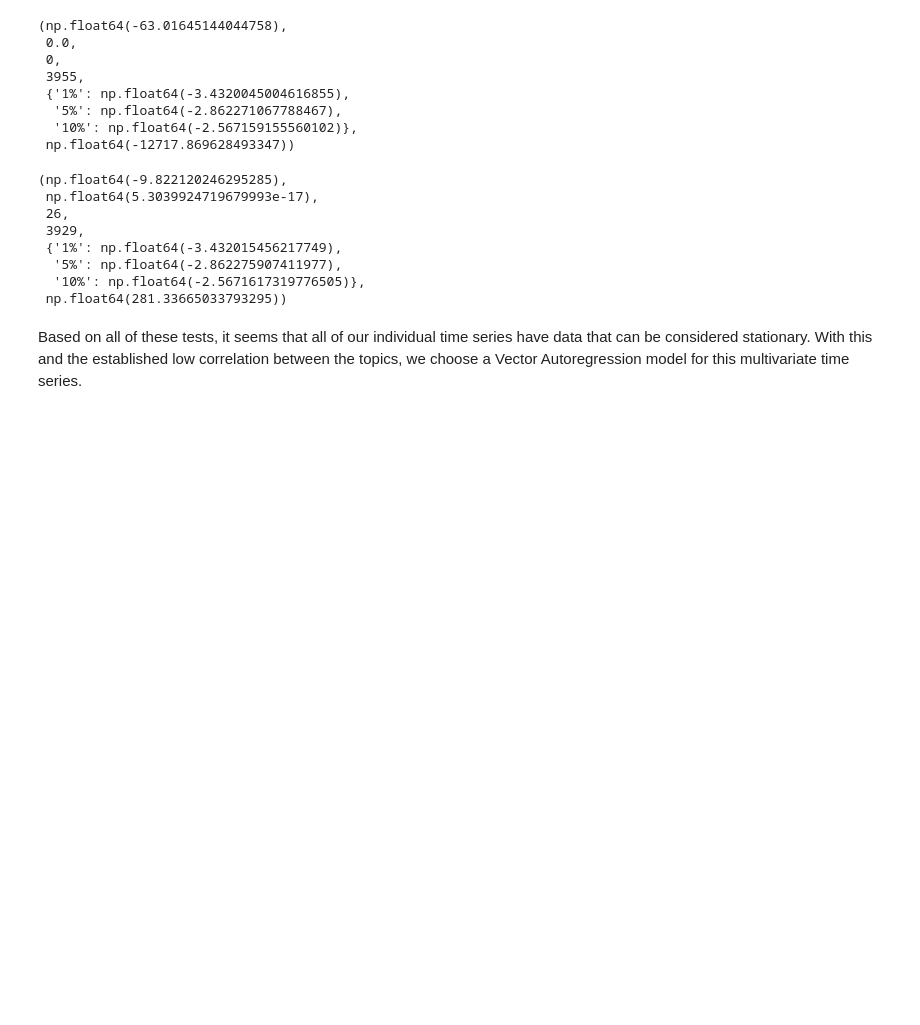
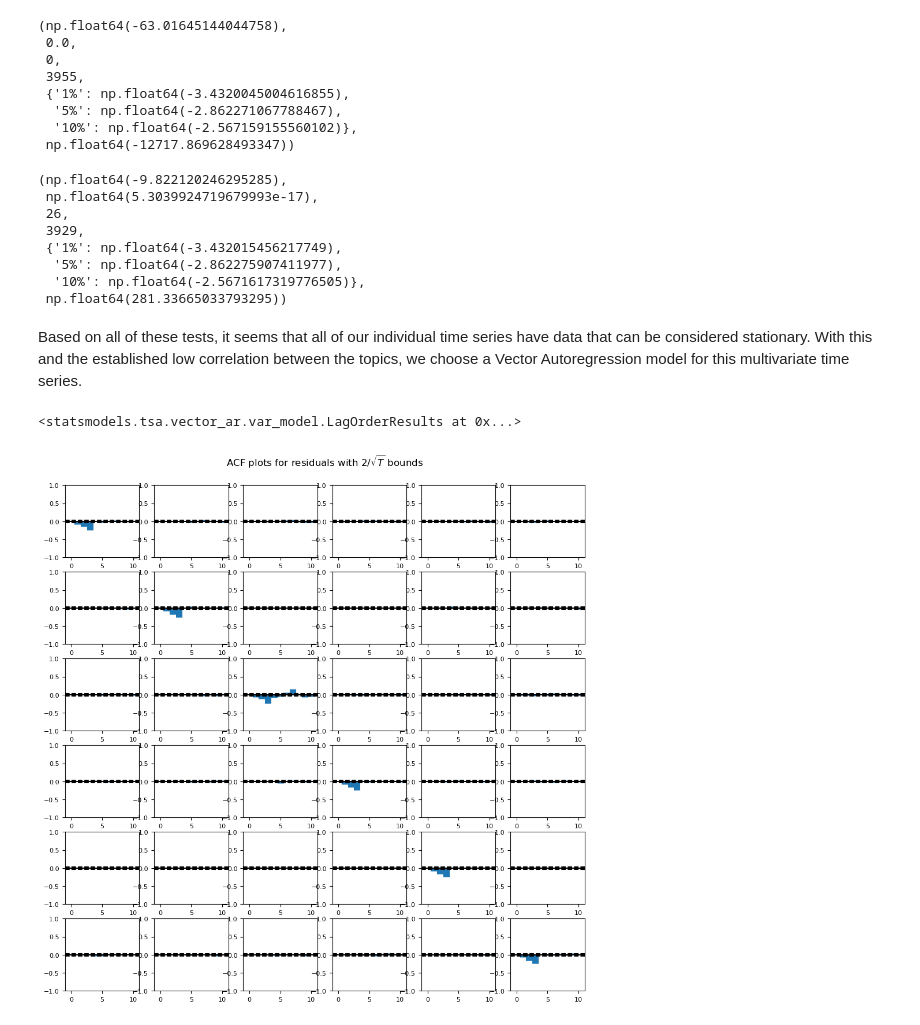
Before and after one commit to narenp12/stats140finalproj, a Jupyter notebook: stat.ipynb, the cells around one changed output. Saved outputs shown, nothing was run; the diff lists cells and outputs as text; code cells hidden in the pictures; blank space fills up the shorter version.

Commit message:
Added time series modeling, don't know how to interpret so need to look back. ATM going to finish what I do know for the comp side and get back later

```diff
--- a/stat.ipynb
+++ b/stat.ipynb
@@ -402,0 +412,19 @@ Based on all of these tests, it seems that all of our individual time series hav
+# %%
+month_yr = date_ind['month'] + "/" + date_ind['year']
+# %%
+from statsmodels.tsa.base.datetools import dates_from_str
+month_yr = dates_from_str(month_yr)
+# %%
+sub = corr_df.iloc[:, 1:7]
+sub.index = pd.DatetimeIndex(month_yr).to_period('M')
+sub = sub.diff().dropna()
+# %%
+model = VAR(sub)
+result = model.fit(2)
+# %%
+result.summary()
+result.plot_acorr()
+model.select_order(15)
+# %% [output]
+<statsmodels.tsa.vector_ar.var_model.LagOrderResults at 0x...>
+[figure, added]
```
Also changed, not shown: parts of 5 cells of this notebook.
